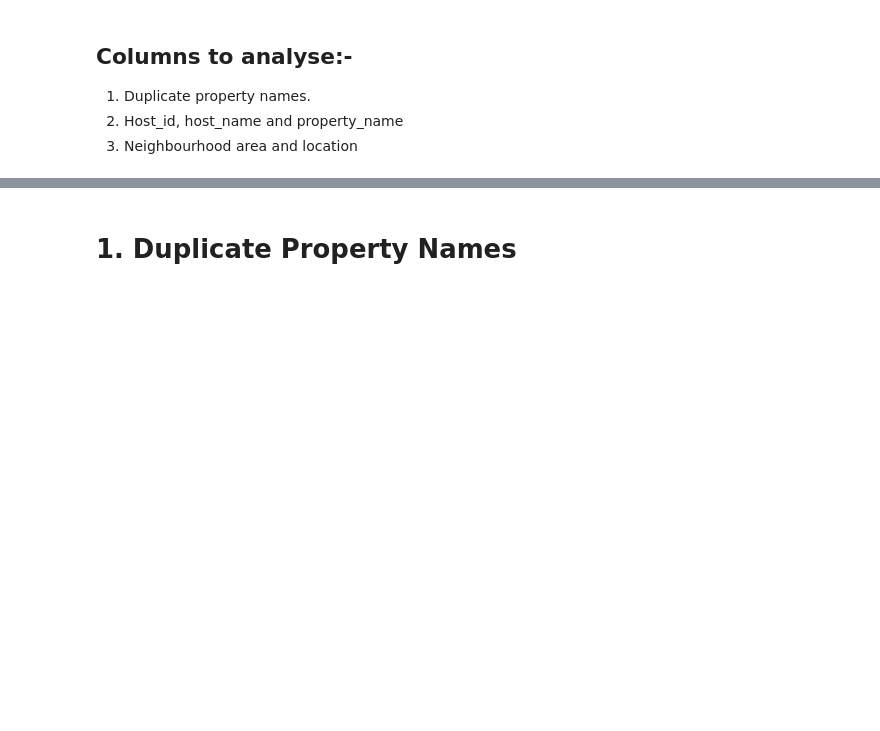
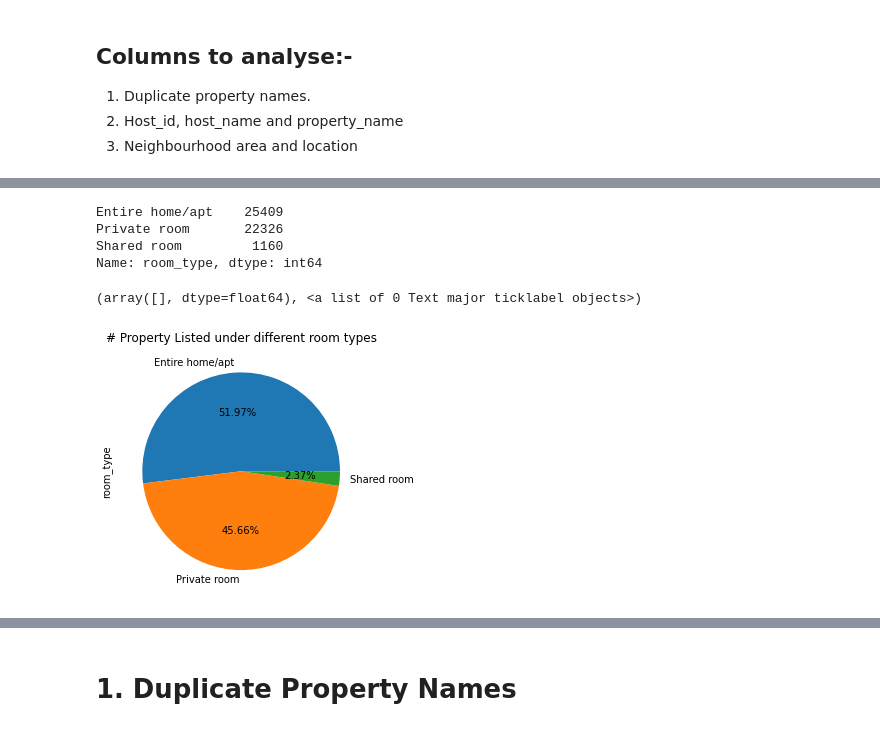
Before and after one commit to 20rashmi128/NYC2019-Airbnb-Bookings-Analysis, a Jupyter notebook: Notebook_Airbnb_Bookings_Analysis.ipynb, the cells around one changed output, grey strips where cells are left out. Saved outputs shown, nothing was run; the diff lists cells and outputs as text; code cells hidden in the pictures; blank space fills up the shorter version.

```diff
--- a/Notebook_Airbnb_Bookings_Analysis.ipynb
+++ b/Notebook_Airbnb_Bookings_Analysis.ipynb
@@ -263,0 +403,20 @@ The below 10052 properties have zero reviews:
+# %%
+# Checking the count of properties of different room types.
+df['room_type'].value_counts()
+# %% [output]
+Entire home/apt    25409
+Private room       22326
+Shared room         1160
+Name: room_type, dtype: int64
+# %%
+# Plotting a pie chart for better visualization.
+plt.subplot(212)
+df['room_type'].value_counts().plot(kind='pie', title='# Property Listed under different room types', figsize=(14,10),autopct='%.2f%%')
+plt.xticks(rotation=0)
+
+# observation:
+# Maximum number of property listings are of "Entire home/apt" room type.
+# Minimum number of property listed are of "Shared room" type.
+# %% [output]
+(array([], dtype=float64), <a list of 0 Text major ticklabel objects>)
+[figure, added]
```
Also changed, not shown: parts of 49 cells of this notebook.
